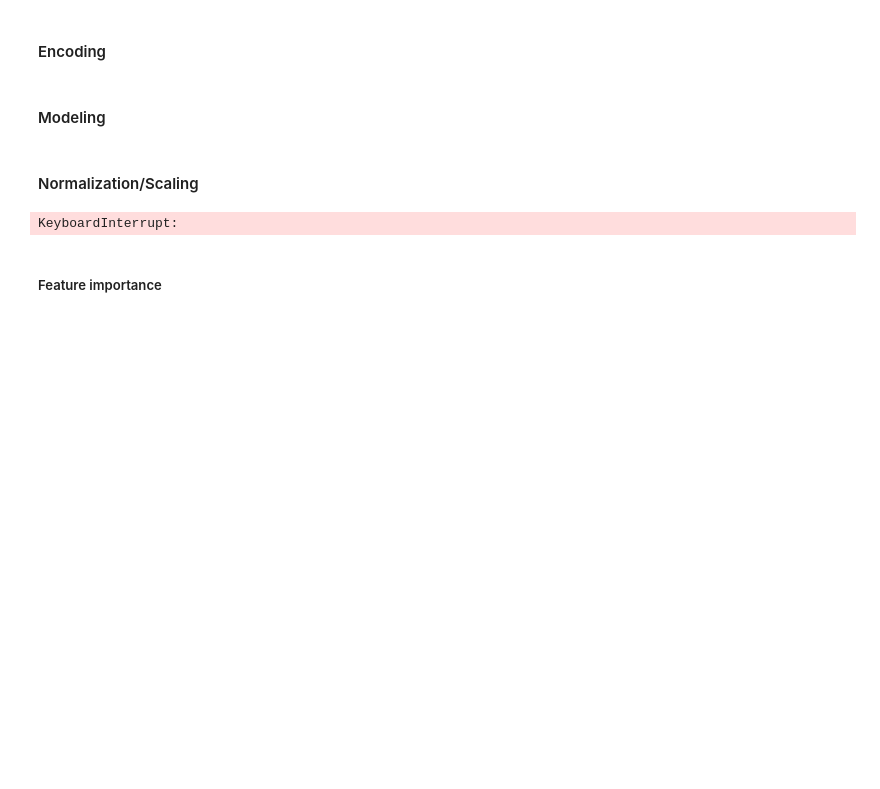
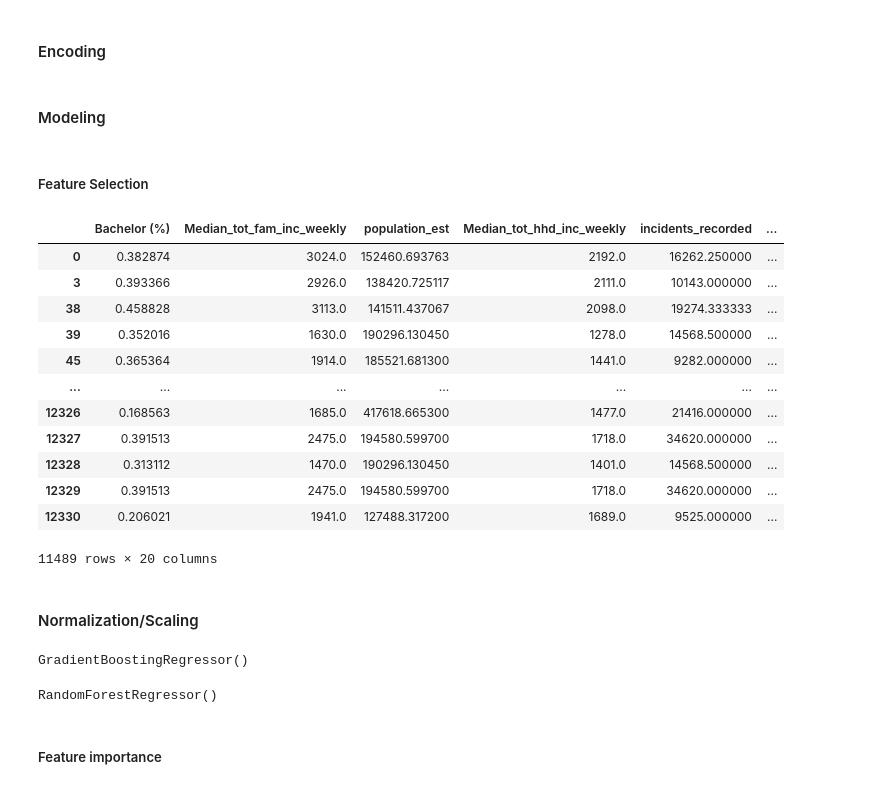
Before and after one commit to bicicow03/Group-Project-Real-Estate-Industry-Analysis, a Jupyter notebook: notebooks/feature_importance/cleaning_and_feature_selection.ipynb, the cells around one changed output. Drawn from its saved outputs; the diff is of its cells as text; code cells hidden in the pictures; blank space fills up the shorter version.

```diff
--- a/notebooks/feature_importance/cleaning_and_feature_selection.ipynb
+++ b/notebooks/feature_importance/cleaning_and_feature_selection.ipynb
@@ -8,5 +9,5 @@ from sklearn.model_selection import train_test_split
 # %%
-data = pd.read_csv('../data/processed/real_estate/vic_rentals_all_enriched.csv')
+data = pd.read_csv('../../data/processed/real_estate/vic_rentals_all_enriched.csv')
 data.shape
 # %% [output]
 (12331, 57)
@@ -319,7 +320,7 @@ agency_freq = data['agency'].value_counts(normalize=True)
 data['agency'] = data['agency'].map(agency_freq)
 
 #Drop lat and long for modeling
-data = data.drop(columns=['lat', 'lon'])
+data = data.drop(columns=['lat', 'lon', 'Median_rent_weekly'])
 # %% [markdown]
 #### Modeling
 # %%
@@ -328,3 +329,5 @@ data = data[data['available_year'] == 2025]
 
 y = data['weekly_rent']
 X = data.drop(columns=['weekly_rent'])
+# %% [markdown]
+##### Feature Selection
@@ -330,0 +343,16 @@ X = data.drop(columns=['weekly_rent'])
+# %%
+X_selection
+# %% [output]
+|  | Bachelor (%) | Median_tot_fam_inc_weekly | population_est | Median_tot_hhd_inc_weekly | incidents_recorded | ... |
+| 0 | 0.382874 | 3024.0 | 152460.693763 | 2192.0 | 16262.250000 | ... |
+| 3 | 0.393366 | 2926.0 | 138420.725117 | 2111.0 | 10143.000000 | ... |
+| 38 | 0.458828 | 3113.0 | 141511.437067 | 2098.0 | 19274.333333 | ... |
+| 39 | 0.352016 | 1630.0 | 190296.130450 | 1278.0 | 14568.500000 | ... |
+| 45 | 0.365364 | 1914.0 | 185521.681300 | 1441.0 | 9282.000000 | ... |
+| ... | ... | ... | ... | ... | ... | ... |
+| 12326 | 0.168563 | 1685.0 | 417618.665300 | 1477.0 | 21416.000000 | ... |
+| 12327 | 0.391513 | 2475.0 | 194580.599700 | 1718.0 | 34620.000000 | ... |
+| 12328 | 0.313112 | 1470.0 | 190296.130450 | 1401.0 | 14568.500000 | ... |
+| 12329 | 0.391513 | 2475.0 | 194580.599700 | 1718.0 | 34620.000000 | ... |
+| 12330 | 0.206021 | 1941.0 | 127488.317200 | 1689.0 | 9525.000000 | ... |
+11489 rows × 20 columns
@@ -337,11 +369,13 @@ X = scaler.fit_transform(X)
 # %%
-gxboost = GradientBoostingClassifier()
-gxboost.fit(X,y)
-
-rf_model = RandomForestRegressor()
-rf_model.fit(X, y)
+gxboost = GradientBoostingRegressor()
+gxboost.fit(X_train, y_train)
 # %% [output]
-KeyboardInterrupt:
+GradientBoostingRegressor()
+# %%
+rf_model = RandomForestRegressor()
+rf_model.fit(X_train, y_train)
+# %% [output]
+RandomForestRegressor()
 # %% [markdown]
 ##### Feature importance
 # %%
```
Also changed, not shown: parts of 21 cells of this notebook.
